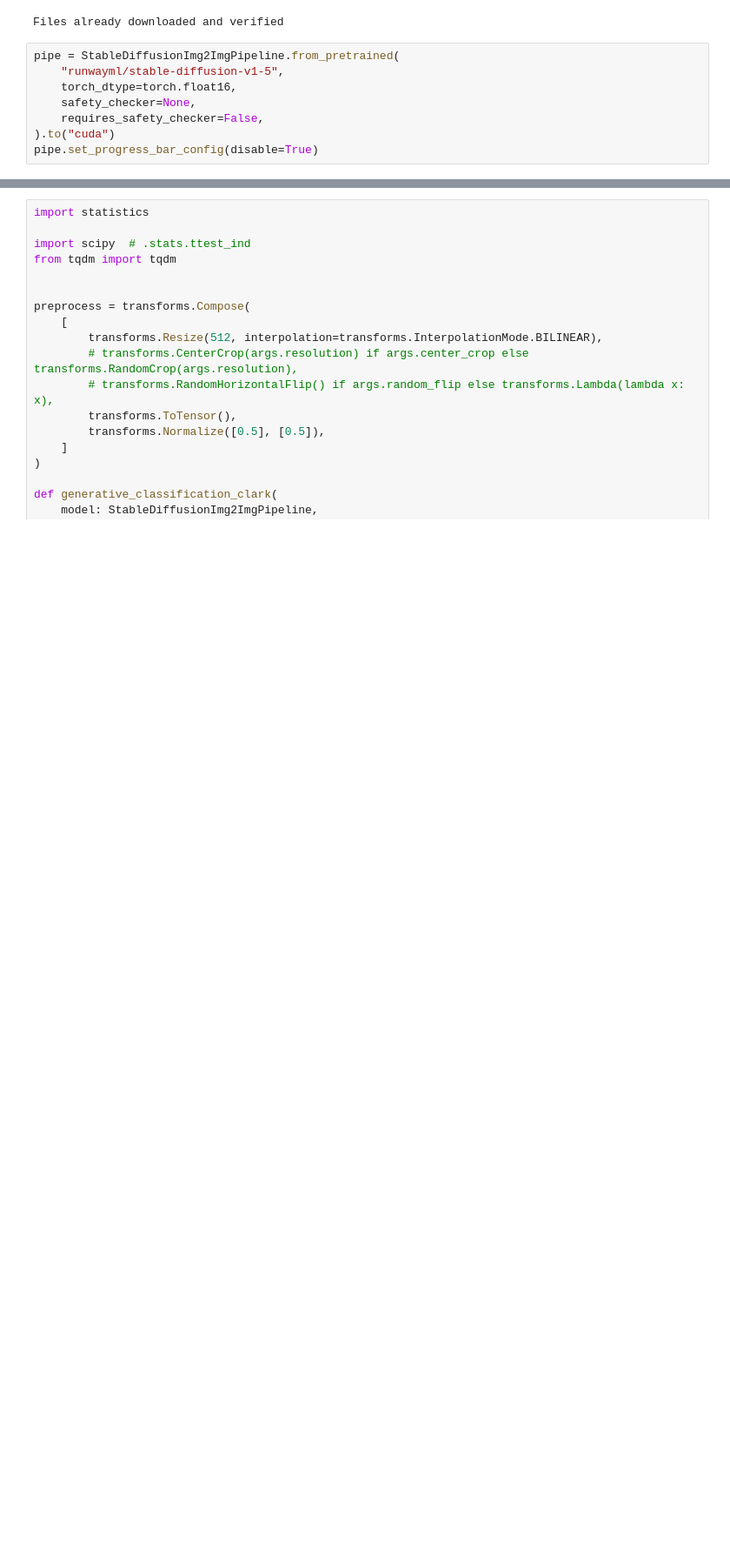
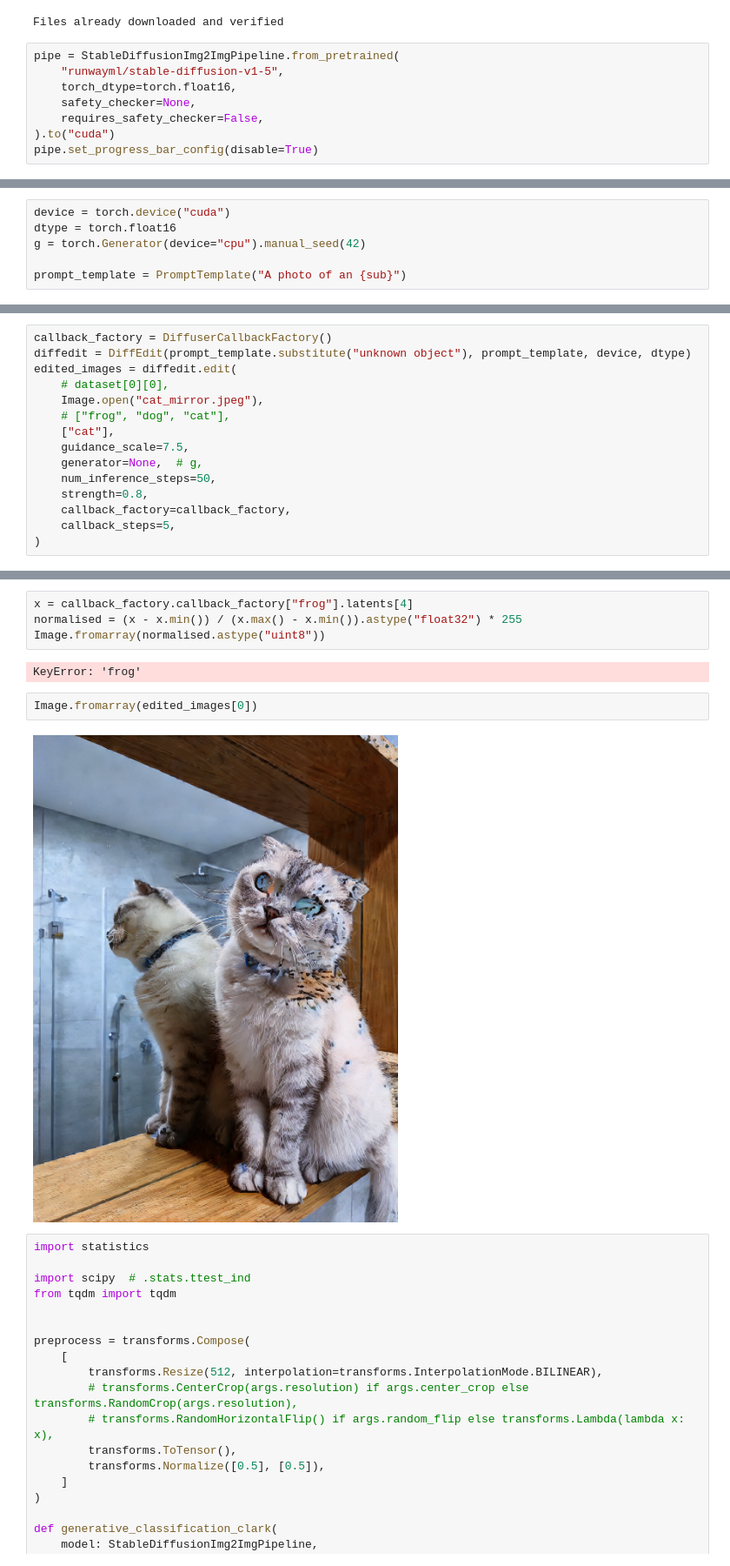
Before and after one commit to RajatRasal/cxr-generation, a Jupyter notebook: notebooks/zero_shot_sdedit_generative_classification.ipynb, the cells around one changed output, grey strips where cells are left out. Shown at 87% size. Drawn from its saved outputs; the diff is of its cells as text; blank space fills up the shorter version.

Commit message:
Notebooks testing diffedit for classification

```diff
--- a/notebooks/zero_shot_sdedit_generative_classification.ipynb
+++ b/notebooks/zero_shot_sdedit_generative_classification.ipynb
@@ -35,0 +208,6 @@ pipe.set_progress_bar_config(disable=True)
+# %%
+device = torch.device("cuda")
+dtype = torch.float16
+g = torch.Generator(device="cpu").manual_seed(42)
+
+prompt_template = PromptTemplate("A photo of an {sub}")
@@ -35,0 +238,15 @@ pipe.set_progress_bar_config(disable=True)
+# %%
+callback_factory = DiffuserCallbackFactory()
+diffedit = DiffEdit(prompt_template.substitute("unknown object"), prompt_template, device, dtype)
+edited_images = diffedit.edit(
+    # dataset[0][0],
+    Image.open("cat_mirror.jpeg"),
+    # ["frog", "dog", "cat"],
+    ["cat"],
+    guidance_scale=7.5,
+    generator=None,  # g,
+    num_inference_steps=50,
+    strength=0.8,
+    callback_factory=callback_factory,
+    callback_steps=5,
+)
@@ -36,3 +257,13 @@ pipe.set_progress_bar_config(disable=True)
+# %%
+x = callback_factory.callback_factory["frog"].latents[4]
+normalised = (x - x.min()) / (x.max() - x.min()).astype("float32") * 255
+Image.fromarray(normalised.astype("uint8"))
+# %% [output]
+KeyError: 'frog'
+# %%
+Image.fromarray(edited_images[0])
+# %% [output]
+[figure, added]
 # %%
 import statistics
 
```
Also changed, not shown: parts of 6 cells of this notebook, 1 other file.
